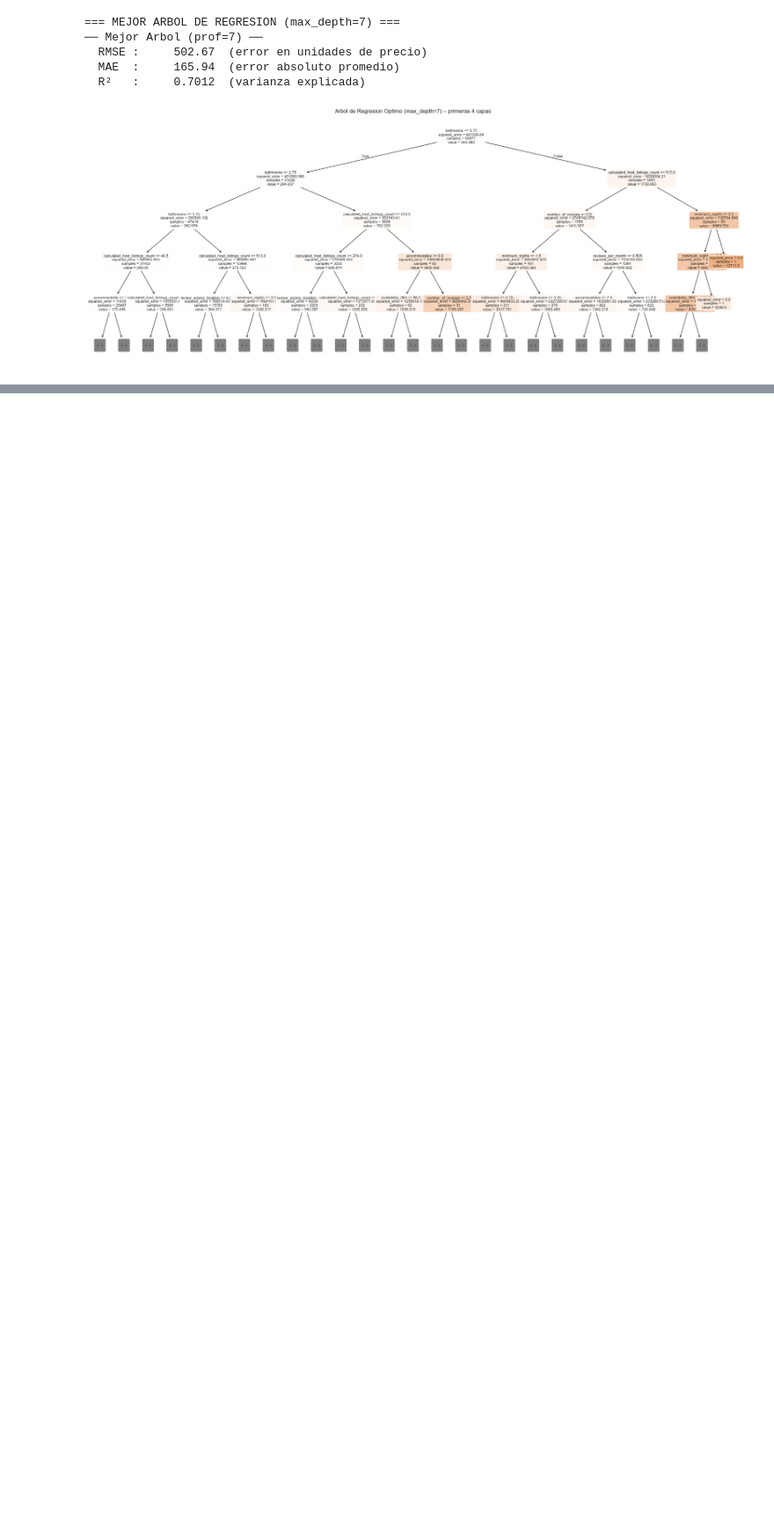
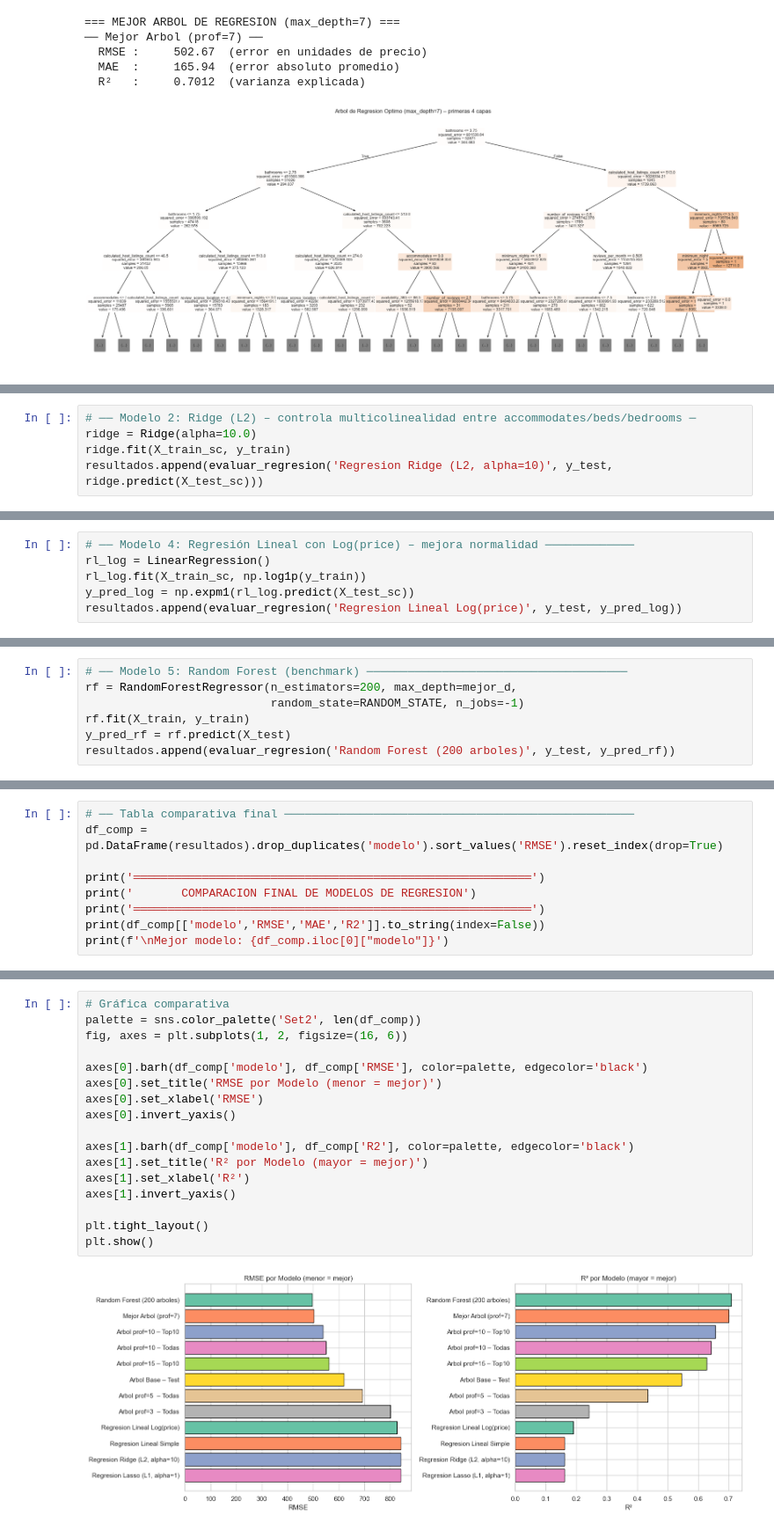
Before and after one commit to AleWWH1104/Lab4-md, a Jupyter notebook: Lab4-md.ipynb, the cells around one changed output, grey strips where cells are left out. Shown at 88% size. Saved outputs shown, nothing was run; the diff lists cells and outputs as text; blank space fills up the shorter version.

```diff
--- a/Lab4-md.ipynb
+++ b/Lab4-md.ipynb
@@ -885,0 +903,5 @@ plt.show()
+# %%
+# ── Modelo 2: Ridge (L2) – controla multicolinealidad entre accommodates/beds/bedrooms ─
+ridge = Ridge(alpha=10.0)
+ridge.fit(X_train_sc, y_train)
+resultados.append(evaluar_regresion('Regresion Ridge (L2, alpha=10)', y_test, ridge.predict(X_test_sc)))
@@ -885,0 +928,6 @@ plt.show()
+# %%
+# ── Modelo 4: Regresión Lineal con Log(price) – mejora normalidad ─────────────
+rl_log = LinearRegression()
+rl_log.fit(X_train_sc, np.log1p(y_train))
+y_pred_log = np.expm1(rl_log.predict(X_test_sc))
+resultados.append(evaluar_regresion('Regresion Lineal Log(price)', y_test, y_pred_log))
@@ -885,0 +939,7 @@ plt.show()
+# %%
+# ── Modelo 5: Random Forest (benchmark) ──────────────────────────────────────
+rf = RandomForestRegressor(n_estimators=200, max_depth=mejor_d,
+                           random_state=RANDOM_STATE, n_jobs=-1)
+rf.fit(X_train, y_train)
+y_pred_rf = rf.predict(X_test)
+resultados.append(evaluar_regresion('Random Forest (200 arboles)', y_test, y_pred_rf))
@@ -885,0 +951,9 @@ plt.show()
+# %%
+# ── Tabla comparativa final ───────────────────────────────────────────────────
+df_comp = pd.DataFrame(resultados).drop_duplicates('modelo').sort_values('RMSE').reset_index(drop=True)
+
+print('══════════════════════════════════════════════════════════')
+print('       COMPARACION FINAL DE MODELOS DE REGRESION')
+print('══════════════════════════════════════════════════════════')
+print(df_comp[['modelo','RMSE','MAE','R2']].to_string(index=False))
+print(f'\nMejor modelo: {df_comp.iloc[0]["modelo"]}')
@@ -885,0 +979,19 @@ plt.show()
+# %%
+# Gráfica comparativa
+palette = sns.color_palette('Set2', len(df_comp))
+fig, axes = plt.subplots(1, 2, figsize=(16, 6))
+
+axes[0].barh(df_comp['modelo'], df_comp['RMSE'], color=palette, edgecolor='black')
+axes[0].set_title('RMSE por Modelo (menor = mejor)')
+axes[0].set_xlabel('RMSE')
+axes[0].invert_yaxis()
+
+axes[1].barh(df_comp['modelo'], df_comp['R2'], color=palette, edgecolor='black')
+axes[1].set_title('R² por Modelo (mayor = mejor)')
+axes[1].set_xlabel('R²')
+axes[1].invert_yaxis()
+
+plt.tight_layout()
+plt.show()
+# %% [output]
+[figure, added]
```
Also changed, not shown: parts of 29 cells of this notebook, 1 other file.
